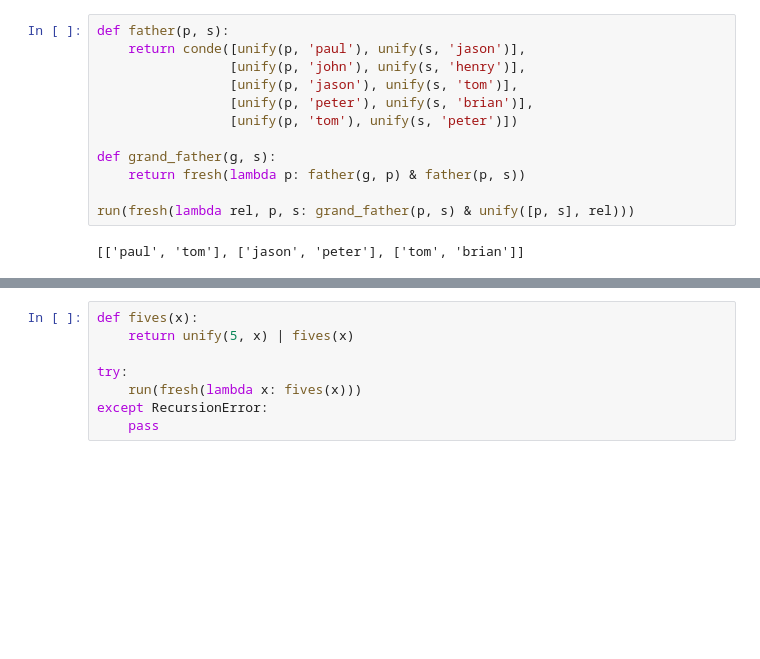
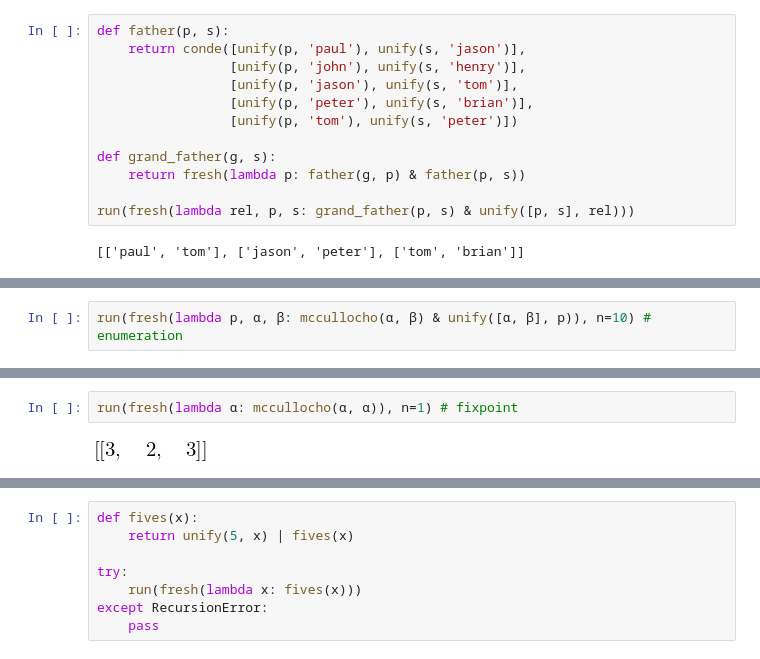
Before and after one commit to massimo-nocentini/massimo-nocentini.github.io, a Jupyter notebook: PhD/mkpy/presentation.ipynb, the cells around one changed output, grey strips where cells are left out. Drawn from its saved outputs; the diff is of its cells as text; blank space fills up the shorter version.

```diff
--- a/PhD/mkpy/presentation.ipynb
+++ b/PhD/mkpy/presentation.ipynb
@@ -299,0 +386,2 @@ run(fresh(lambda rel, p, s: grand_father(p, s) & unify([p, s], rel)))
+# %%
+run(fresh(lambda p, α, β: mccullocho(α, β) & unify([α, β], p)), n=10) # enumeration
@@ -299,0 +399,4 @@ run(fresh(lambda rel, p, s: grand_father(p, s) & unify([p, s], rel)))
+# %%
+run(fresh(lambda α: mccullocho(α, α)), n=1) # fixpoint
+# %% [output]
+[figure, added]
```
Also changed, not shown: parts of 37 cells of this notebook, 1 other file.
